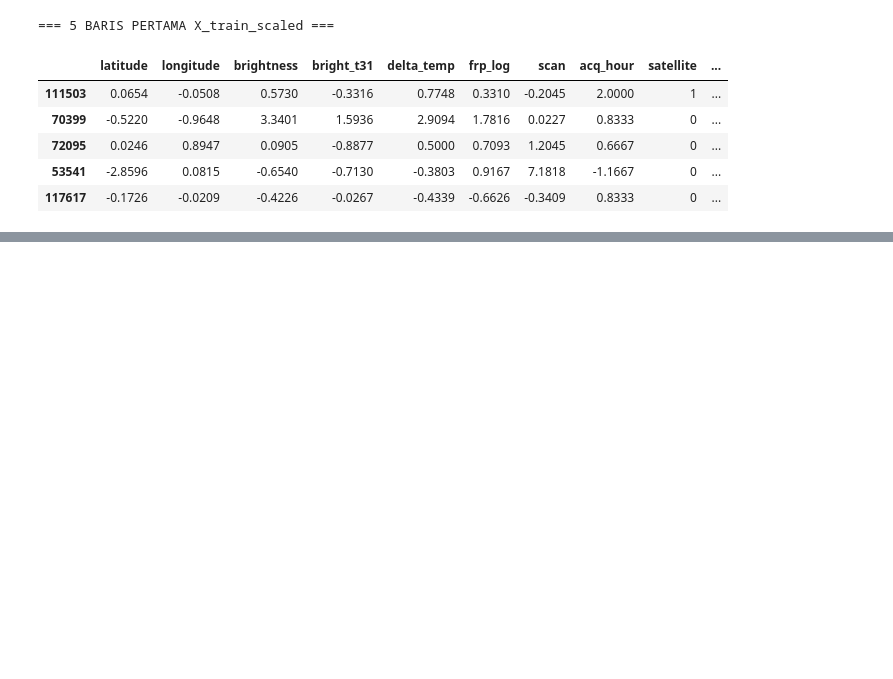
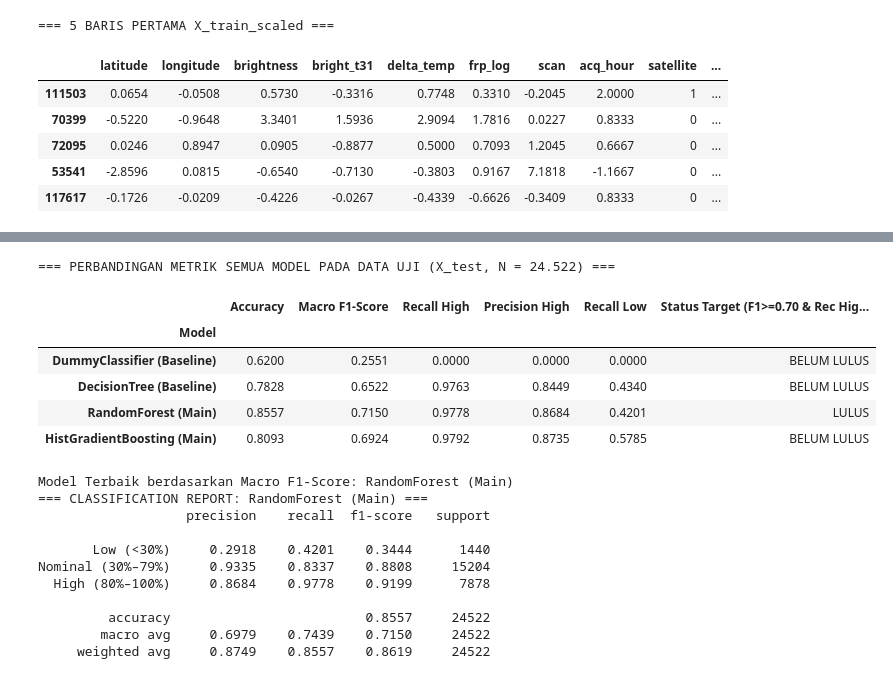
Before and after one commit to Indranaufalf/6_DataScience_IF-A, a Jupyter notebook: Laporan_UTS_EDA_Hotspot_NASA_FIRMS_2026.ipynb, the cells around one changed output, grey strips where cells are left out. Drawn from its saved outputs; the diff is of its cells as text; code cells hidden in the pictures; blank space fills up the shorter version.

```diff
--- a/Laporan_UTS_EDA_Hotspot_NASA_FIRMS_2026.ipynb
+++ b/Laporan_UTS_EDA_Hotspot_NASA_FIRMS_2026.ipynb
@@ -994,0 +1071,61 @@ display(X_train_scaled.head())
+# %%
+from sklearn.metrics import classification_report
+
+eval_rows = []
+y_pred_test_dict = {}
+
+for name, pipe in fitted_pipelines.items():
+    y_pred = pipe.predict(X_test)
+    y_pred_test_dict[name] = y_pred
+
+    acc = accuracy_score(y_test, y_pred)
+    macro_f1 = f1_score(y_test, y_pred, average='macro', zero_division=0)
+    rec_cls = recall_score(y_test, y_pred, average=None, labels=[0, 1, 2], zero_division=0)
+    prec_cls = precision_score(y_test, y_pred, average=None, labels=[0, 1, 2], zero_division=0)
+
+    lulus = 'LULUS' if (macro_f1 >= 0.70 and rec_cls[2] >= 0.75) else 'BELUM LULUS'
+
+    eval_rows.append({
+        'Model': name,
+        'Accuracy': round(acc, 4),
+        'Macro F1-Score': round(macro_f1, 4),
+        'Recall High': round(rec_cls[2], 4),
+        'Precision High': round(prec_cls[2], 4),
+        'Recall Low': round(rec_cls[0], 4),
+        'Status Target (F1>=0.70 & Rec High>=0.75)': lulus
+    })
+
+eval_results_df = pd.DataFrame(eval_rows).set_index('Model')
+print("=== PERBANDINGAN METRIK SEMUA MODEL PADA DATA UJI (X_test, N = 24.522) ===")
+display(eval_results_df)
+
+best_model_name = eval_results_df['Macro F1-Score'].idxmax()
+best_model = fitted_pipelines[best_model_name]
+y_pred_best = y_pred_test_dict[best_model_name]
+
+print(f"\nModel Terbaik berdasarkan Macro F1-Score: {best_model_name}")
+print(f"=== CLASSIFICATION REPORT: {best_model_name} ===")
+print(classification_report(
+    y_test, y_pred_best,
+    target_names=['Low (<30%)', 'Nominal (30%–79%)', 'High (80%–100%)'],
+    digits=4
+))
+# %% [output]
+=== PERBANDINGAN METRIK SEMUA MODEL PADA DATA UJI (X_test, N = 24.522) ===
+|  | Accuracy | Macro F1-Score | Recall High | Precision High | Recall Low | Status Target (F1>=0.70 & Rec Hig... |
+| Model |  |  |  |  |  |  |
+| DummyClassifier (Baseline) | 0.6200 | 0.2551 | 0.0000 | 0.0000 | 0.0000 | BELUM LULUS |
+| DecisionTree (Baseline) | 0.7828 | 0.6522 | 0.9763 | 0.8449 | 0.4340 | BELUM LULUS |
+| RandomForest (Main) | 0.8557 | 0.7150 | 0.9778 | 0.8684 | 0.4201 | LULUS |
+| HistGradientBoosting (Main) | 0.8093 | 0.6924 | 0.9792 | 0.8735 | 0.5785 | BELUM LULUS |
+Model Terbaik berdasarkan Macro F1-Score: RandomForest (Main)
+=== CLASSIFICATION REPORT: RandomForest (Main) ===
+                   precision    recall  f1-score   support
+
+       Low (<30%)     0.2918    0.4201    0.3444      1440
+Nominal (30%–79%)     0.9335    0.8337    0.8808     15204
+  High (80%–100%)     0.8684    0.9778    0.9199      7878
+
+         accuracy                         0.8557     24522
+        macro avg     0.6979    0.7439    0.7150     24522
+     weighted avg     0.8749    0.8557    0.8619     24522
```
Also changed, not shown: parts of 51 cells of this notebook, 2 other files.
